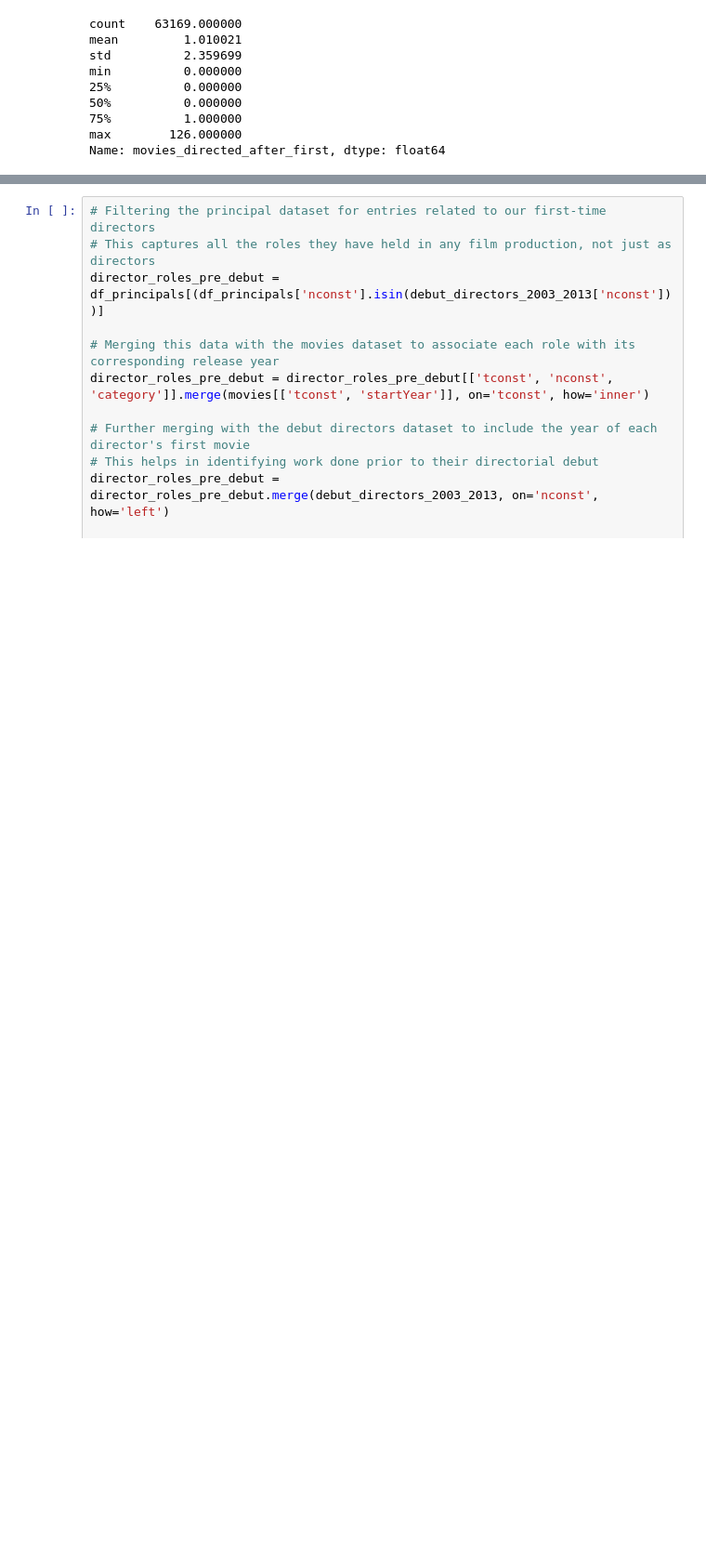
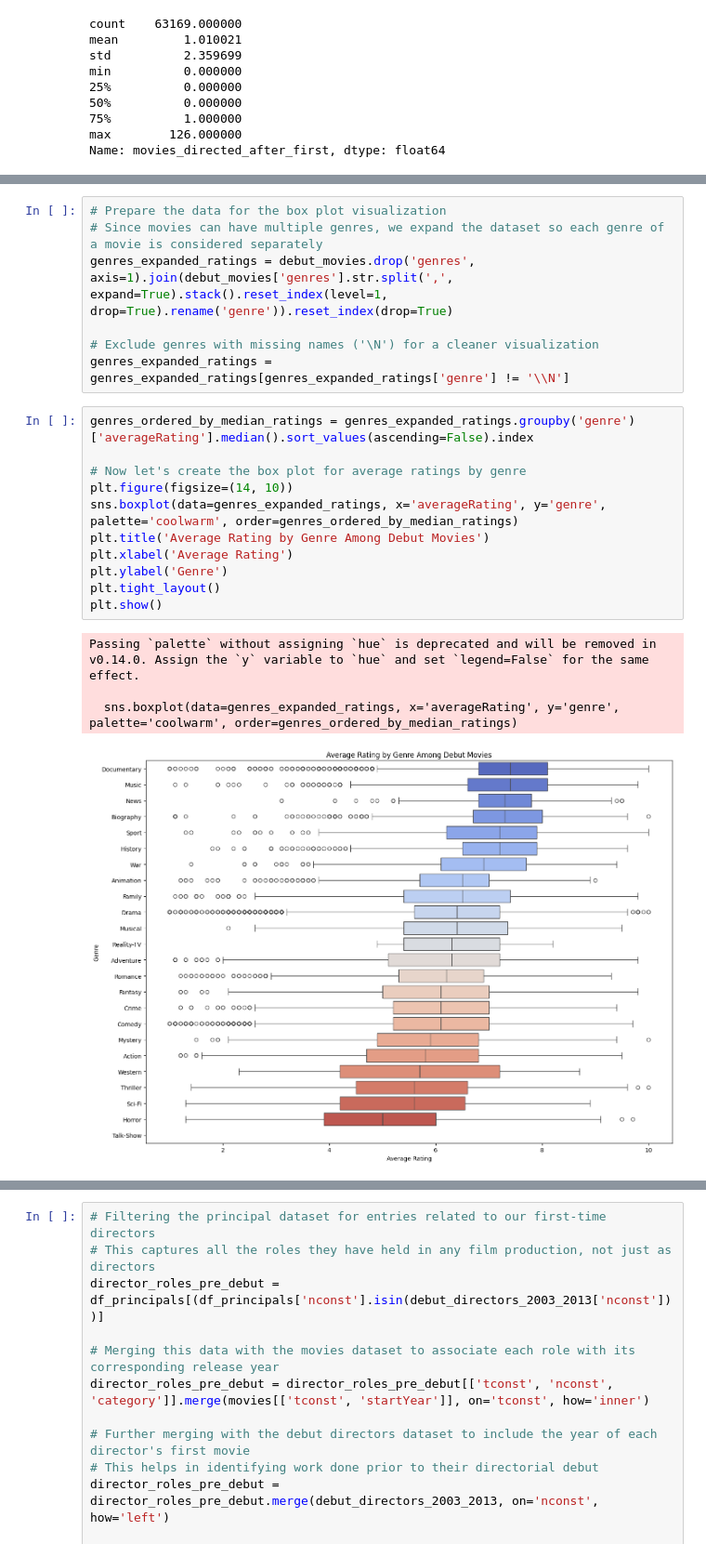
Before and after one commit to nhunguyen0901/SocialNetworks_CareerLongevity, a Jupyter notebook: Phase_1_Tracking_Movie_Directors_Career.ipynb, the cells around one changed output, grey strips where cells are left out. Shown at 93% size. Cells and saved outputs as stored; diff of their text form; blank space fills up the shorter version.

```diff
--- a/Phase_1_Tracking_Movie_Directors_Career.ipynb
+++ b/Phase_1_Tracking_Movie_Directors_Career.ipynb
@@ -620,0 +572,23 @@ Looks like the majority of directors did not direct another movie after their de
+# %%
+# Prepare the data for the box plot visualization
+# Since movies can have multiple genres, we expand the dataset so each genre of a movie is considered separately
+genres_expanded_ratings = debut_movies.drop('genres', axis=1).join(debut_movies['genres'].str.split(',', expand=True).stack().reset_index(level=1, drop=True).rename('genre')).reset_index(drop=True)
+
+# Exclude genres with missing names ('\N') for a cleaner visualization
+genres_expanded_ratings = genres_expanded_ratings[genres_expanded_ratings['genre'] != '\\N']
+# %%
+genres_ordered_by_median_ratings = genres_expanded_ratings.groupby('genre')['averageRating'].median().sort_values(ascending=False).index
+
+# Now let's create the box plot for average ratings by genre
+plt.figure(figsize=(14, 10))
+sns.boxplot(data=genres_expanded_ratings, x='averageRating', y='genre', palette='coolwarm', order=genres_ordered_by_median_ratings)
+plt.title('Average Rating by Genre Among Debut Movies')
+plt.xlabel('Average Rating')
+plt.ylabel('Genre')
+plt.tight_layout()
+plt.show()
+# %% [output]
+Passing `palette` without assigning `hue` is deprecated and will be removed in v0.14.0. Assign the `y` variable to `hue` and set `legend=False` for the same effect.
+
+  sns.boxplot(data=genres_expanded_ratings, x='averageRating', y='genre', palette='coolwarm', order=genres_ordered_by_median_ratings)
+[figure, added]
```
Also changed, not shown: parts of 45 cells of this notebook, 1 other file.
